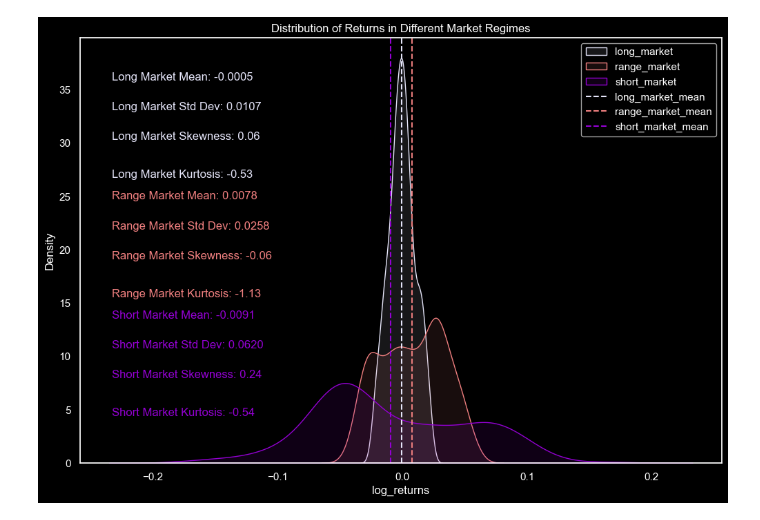
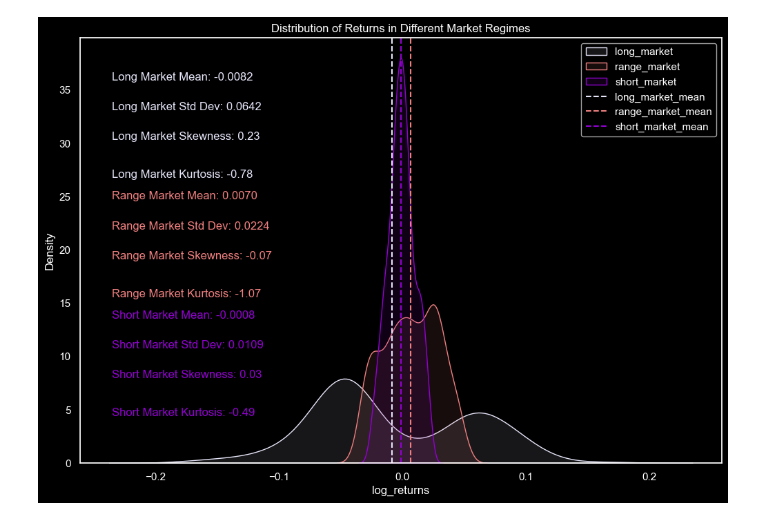
Before and after one commit to absirgue/hidden_markov_models, a Jupyter notebook: strategies_with_hmm.ipynb, the cells around one changed output. Drawn from its saved outputs; the diff is of its cells as text; code cells hidden in the pictures.

```diff
--- a/strategies_with_hmm.ipynb
+++ b/strategies_with_hmm.ipynb
@@ -11,7 +11,6 @@ from random import sample
 # PREPARING DATA
 
 data = yf.download('BTC-USD', interval='1d')
-data['dollar_volume'] = data['Volume'] * data['Close']
 data['log_returns'] = np.log(data['Close']/data['Close'].shift(1))
 data['forward_returns'] = data['log_returns'].shift(-1)
 data['momentum'] = np.log(data['Close']/data['Close'].shift(10))
@@ -19,13 +18,11 @@ data.dropna(inplace=True)
 training_data = data.copy().loc[:'2021-01-01']
 testing_data = data.copy().loc['2021-01-01':]
 
-np.random.seed(0)
+# TRAINING & VERIFYING HMM
 
+np.random.seed(50)
 features = ['log_returns', 'momentum']
-
-# TRAINING + VERIFYING HMM
-
-hmm_model = GaussianHMM(n_components=3, covariance_type="full", n_iter=1000, tol=1, algorithm='map')
+hmm_model = GaussianHMM(n_components=3, covariance_type="full", n_iter=10000, algorithm='map')
 hmm_model.fit(np.array(training_data[features]))
 print("Model Score: ", hmm_model.score(np.array(training_data[features])))
 # %% [output]
@@ -46,8 +43,8 @@ plt.show()
 # %%
 # PLOTTING LOG RETURNS UNDER DIFFERENT PREDICTED MARKET REGIMES
 
-long_market = testing_data[testing_data['market_regime'] == 0]
-short_market = testing_data[testing_data['market_regime'] == 2]
+long_market = testing_data[testing_data['market_regime'] == 2]
+short_market = testing_data[testing_data['market_regime'] == 0]
 range_market = testing_data[testing_data['market_regime'] == 1]
 
 sns.set_theme(style="dark", rc={"axes.grid": False})
@@ -59,31 +56,31 @@ sns.kdeplot(long_market['log_returns'], label='long_market', color='lavender', f
 sns.kdeplot(range_market['log_returns'], label='range_market', color='lightcoral', fill=True, alpha=0.1)
 sns.kdeplot(short_market['log_returns'], label='short_market', color='darkviolet', fill=True, alpha=0.1)
 plt.axvline(long_market['log_returns'].mean(), color='lavender', linestyle='--', label='long_market_mean')
 plt.axvline(range_market['log_returns'].mean(), color='lightcoral', linestyle='--', label='range_market_mean')
 plt.axvline(short_market['log_returns'].mean(), color='darkviolet', linestyle='--', label='short_market_mean')
 
 y_cord = 0.90
 delt = 0.07
 for market, color, label in [(long_market, 'lavender', 'Long'), (range_market, 'lightcoral', 'Range'), (short_market, 'darkviolet', 'Short')]:
     # Computing statistics
     mean = market['log_returns'].mean()
     std_dev = market['log_returns'].std()
     skewness = skew(market['log_returns'])
     kurt = kurtosis(market['log_returns'])
 
     plt.annotate(f'{label} Market Mean: {mean:.4f}', xy=(0.05, y_cord), xycoords='axes fraction', color=color)
     y_cord -= delt
     plt.annotate(f'{label} Market Std Dev: {std_dev:.4f}', xy=(0.05, y_cord), xycoords='axes fraction', color=color)
     y_cord -= delt
 
     plt.annotate(f'{label} Market Skewness: {skewness:.2f}', xy=(0.05, y_cord), xycoords='axes fraction', color=color)
     y_cord -= delt
     plt.annotate(f'{label} Market Kurtosis: {kurt:.2f}', xy=(0.05, y_cord), xycoords='axes fraction', color=color, verticalalignment='top')
     y_cord -= delt
 
 plt.legend()
 plt.title('Distribution of Returns in Different Market Regimes')
 
 plt.show()
 # %% [output]
-[figure, old version]
+[figure, new version]
```
Also changed, not shown: parts of 3 cells of this notebook, 2 other files.
